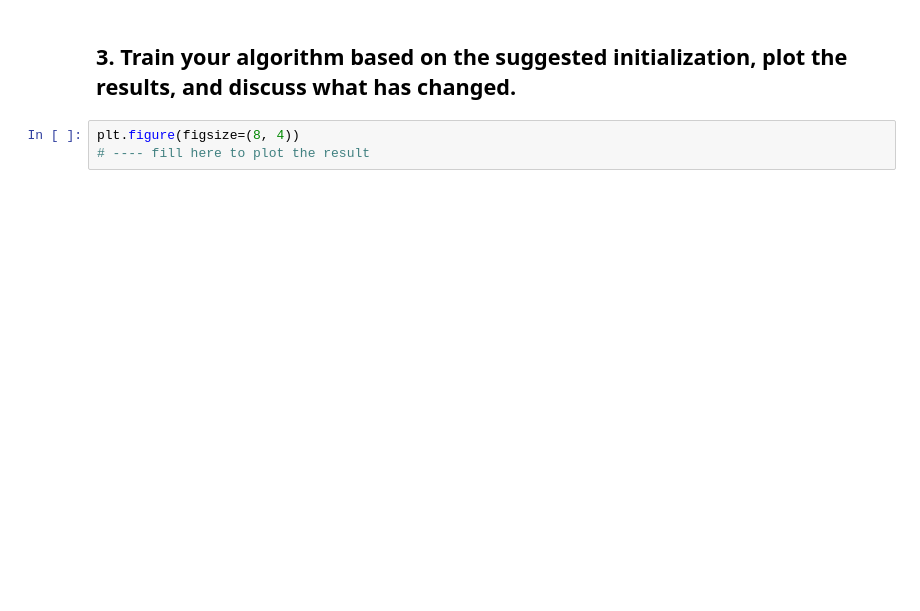
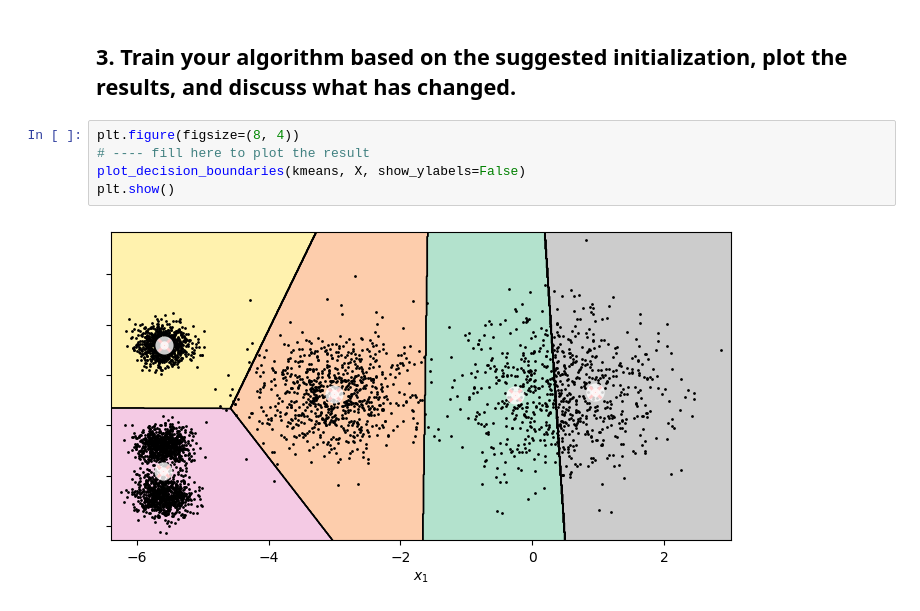
Before and after one commit to mr-nudo/intelligent-tools, a Jupyter notebook: K_means_limitations.ipynb, the cells around one changed output. Cells and saved outputs as stored; diff of their text form; blank space fills up the shorter version.

```diff
--- a/K_means_limitations.ipynb
+++ b/K_means_limitations.ipynb
@@ -115,3 +140,7 @@ kmeans.fit(X)
 # %%
 plt.figure(figsize=(8, 4))
 # ---- fill here to plot the result
+plot_decision_boundaries(kmeans, X, show_ylabels=False)
+plt.show()
+# %% [output]
+[figure, added]
```
Also changed, not shown: parts of 5 cells of this notebook.
